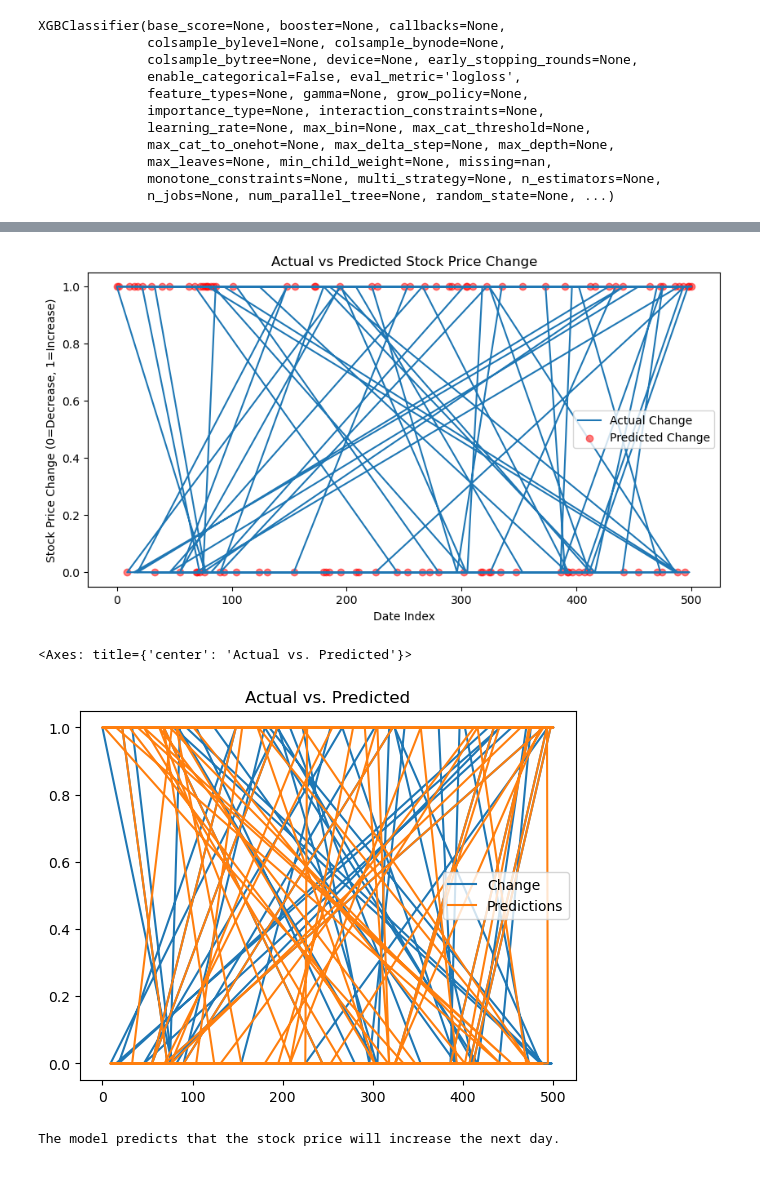
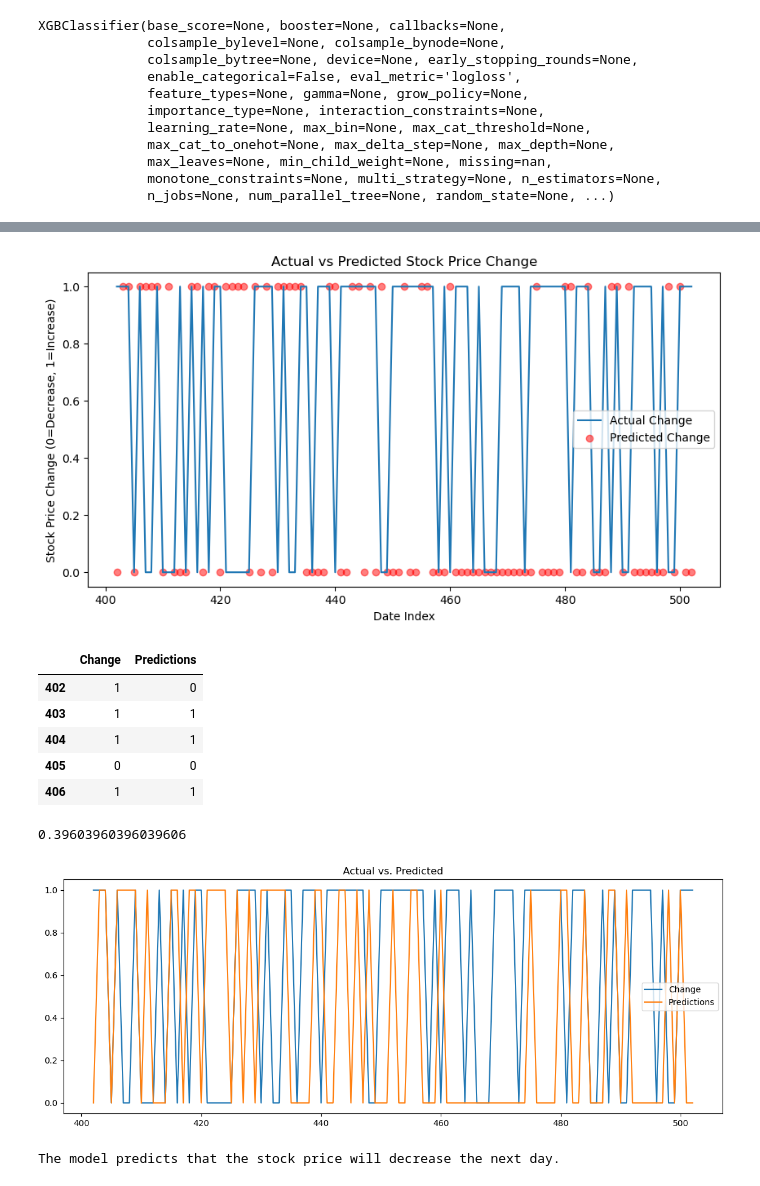
Before and after one commit to CAGorman/Stock_Predictions, a Jupyter notebook: Stock_pred_V3.ipynb, the cells around one changed output, grey strips where cells are left out. Saved outputs shown, nothing was run; the diff lists cells and outputs as text; code cells hidden in the pictures.

Commit message:
new changes to models

```diff
--- a/Stock_pred_V3.ipynb
+++ b/Stock_pred_V3.ipynb
@@ -204,7 +204,7 @@ scaler = StandardScaler()
 X_scaled = scaler.fit_transform(X)
 # %%
 # Split data into training and test sets
-X_train, X_test, y_train, y_test = train_test_split(X_scaled, y, test_size=0.2, random_state=42)
+X_train, X_test, y_train, y_test = train_test_split(X_scaled, y, test_size=0.2, random_state=42, shuffle=False)
 # %%
 # Initialize and train XGBClassifier
 model = xgb.XGBClassifier(eval_metric='logloss', use_label_encoder=False)
@@ -256,17 +276,31 @@ plt.ylabel('Stock Price Change (0=Decrease, 1=Increase)')
 plt.legend()
 plt.show()
 # %% [output]
-[figure, old version]
+[figure, new version]
 # %%
 # Combine actual values and predictions
 predictions_df = pd.DataFrame(predictions, index=y_test.index, columns=['Predictions'])
 combined = pd.concat([y_test, predictions_df], axis=1)
+# %%
+combined.head()
+# %% [output]
+|  | Change | Predictions |
+| 402 | 1 | 0 |
+| 403 | 1 | 1 |
+| 404 | 1 | 1 |
+| 405 | 0 | 0 |
+| 406 | 1 | 1 |
+# %%
+len(combined[combined["Change"] == combined["Predictions"]]) / len(combined)
+# %% [output]
+0.39603960396039606
 # %%
 # Plot the combined DataFrame
-combined.plot(title='Actual vs. Predicted')
+
+combined.plot(title='Actual vs. Predicted', figsize=(14,5))
+plt.plot();
 # %% [output]
-<Axes: title={'center': 'Actual vs. Predicted'}>
-[figure, old version]
+[figure, new version]
 # %%
 # Make prediction for the next day
 latest_data = X_scaled[-1].reshape(1, -1)
@@ -278,4 +312,4 @@ if next_day_prediction == 1:
 else:
     print("The model predicts that the stock price will decrease the next day.")
 # %% [output]
-The model predicts that the stock price will increase the next day.
+The model predicts that the stock price will decrease the next day.
```
Also changed, not shown: parts of 2 cells of this notebook, 1 other file.
